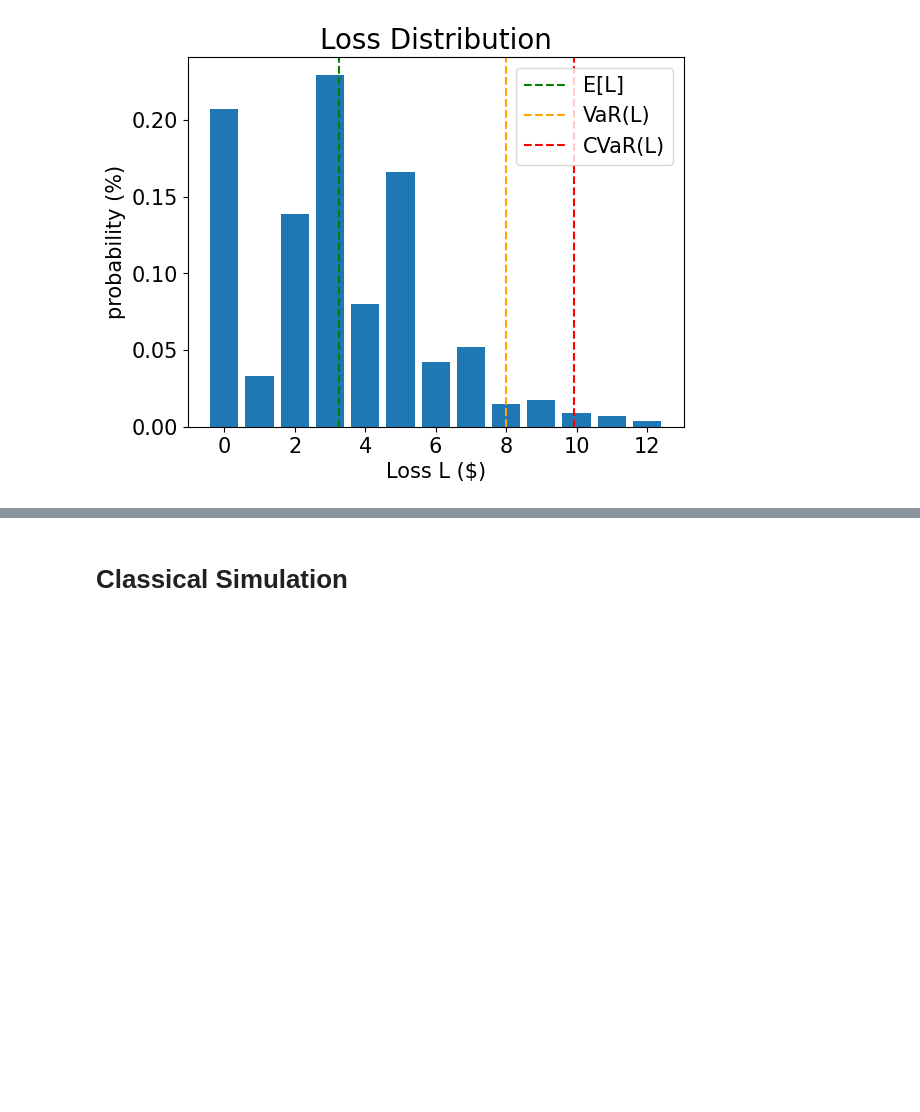
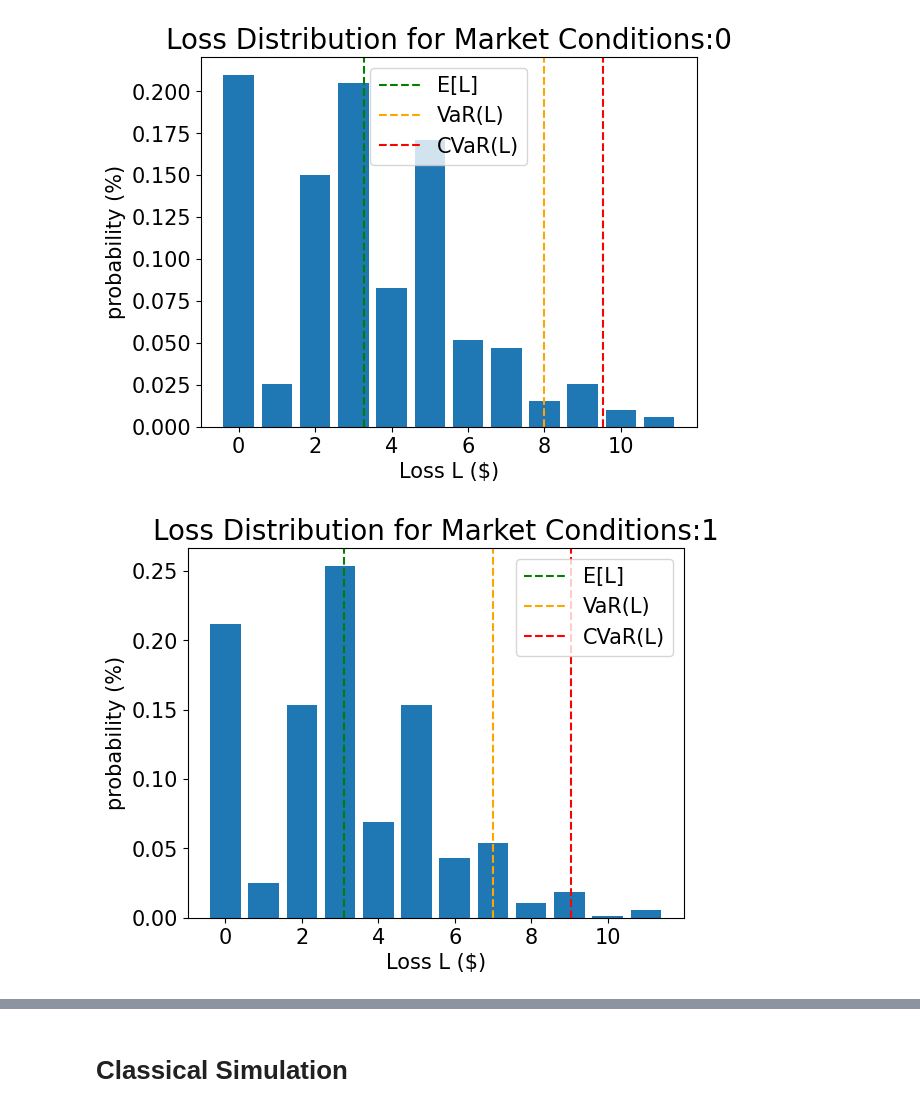
Before and after one commit to DanielVenter/MSci-Dissertation, a Jupyter notebook: Advance Experiment/AdvanceExperiment.ipynb, the cells around one changed output, grey strips where cells are left out. Drawn from its saved outputs; the diff is of its cells as text; code cells hidden in the pictures; blank space fills up the shorter version.

Commit message:
Multi market conditions

```diff
--- a/Advance Experiment/AdvanceExperiment.ipynb
+++ b/Advance Experiment/AdvanceExperiment.ipynb
@@ -16,5 +18,3 @@ from qiskit_finance.circuit.library import GaussianConditionalIndependenceModel
-# %%
-data = {}
 # %%
 K = 5
 n_z = K
@@ -72,6 +98,11 @@ exact_cvar = np.dot(pdf[(i_var + 1) :], losses[(i_var + 1) :]) / sum(pdf[(i_var
 # %%
-print("Expected Loss E[L]:                %.4f" % exact_expected_loss)
-print("Value at Risk VaR[L]:              %.4f" % exact_var)
-print("P[L <= VaR[L]]:                    %.4f" % cdf[exact_var])
-print("Conditional Value at Risk CVaR[L]: %.4f" % exact_cvar)
+for i, run_data in enumerate(market_data):
+    data = run_data.get("Emperical Calculations")
+    print(f"Market conditions for p_z_{i}")
+    print("Expected Loss E[L]:                %.4f" % data.get("expected_loss"))
+    print("Value at Risk VaR[L]:              %.4f" % data.get("var"))
+    print("P[L <= VaR[L]]:                    %.4f" % data.get("probability"))
+    print("Conditional Value at Risk CVaR[L]: %.4f" % data.get("cvar"))
+
+    print("#" * 20)
 # %% [output]
@@ -84,14 +126,23 @@ data["Emperical Calculation"] = (exact_expected_loss,exact_var,exact_cvar)
 # %%
-plt.bar(losses, pdf)
-plt.axvline(exact_expected_loss, color="green", linestyle="--", label="E[L]")
-plt.axvline(exact_var, color="orange", linestyle="--", label="VaR(L)")
-plt.axvline(exact_cvar, color="red", linestyle="--", label="CVaR(L)")
-plt.legend(fontsize=15)
-plt.xlabel("Loss L ($)", size=15)
-plt.ylabel("probability (%)", size=15)
-plt.title("Loss Distribution", size=20)
-plt.xticks(size=15)
-plt.yticks(size=15)
-plt.show()
+for i, market_data_run in enumerate(market_data):
+    losses = market_data_run.get("losses")
+    pdf = market_data_run.get("pdf")
+    expected_loss = market_data_run.get("Emperical Calculations").get("expected_loss")
+    var = market_data_run.get("Emperical Calculations").get("var")
+    cvar = market_data_run.get("Emperical Calculations").get("cvar")
+
+
+    plt.bar(losses, pdf)
+    plt.axvline(expected_loss, color="green", linestyle="--", label="E[L]")
+    plt.axvline(var, color="orange", linestyle="--", label="VaR(L)")
+    plt.axvline(cvar, color="red", linestyle="--", label="CVaR(L)")
+    plt.legend(fontsize=15)
+    plt.xlabel("Loss L ($)", size=15)
+    plt.ylabel("probability (%)", size=15)
+    plt.title(f"Loss Distribution for Market Conditions:{i}", size=20)
+    plt.xticks(size=15)
+    plt.yticks(size=15)
+    plt.show()
 # %% [output]
-[figure, old version]
+[figure, new version]
+[figure, added]
```
Also changed, not shown: parts of 38 cells of this notebook, 1 other file.
